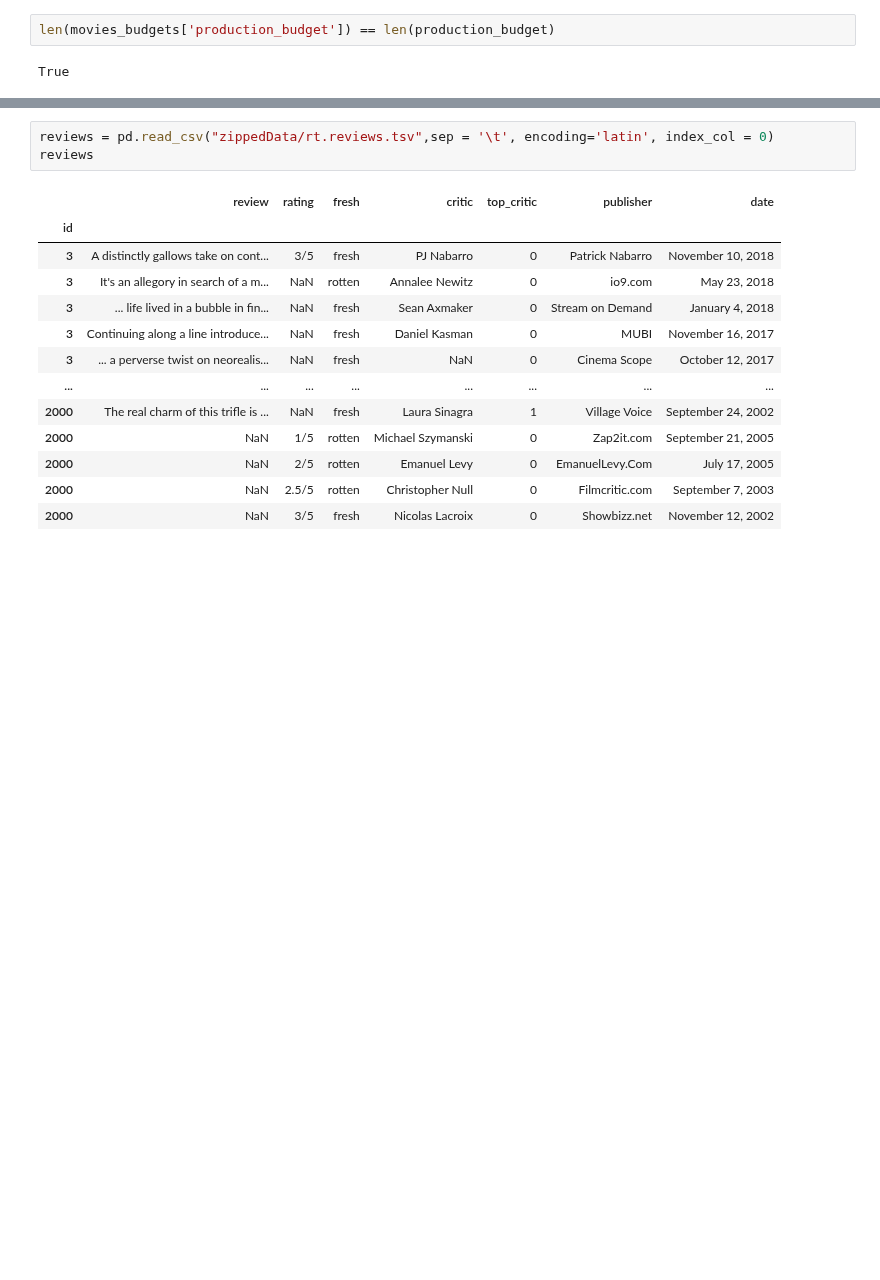
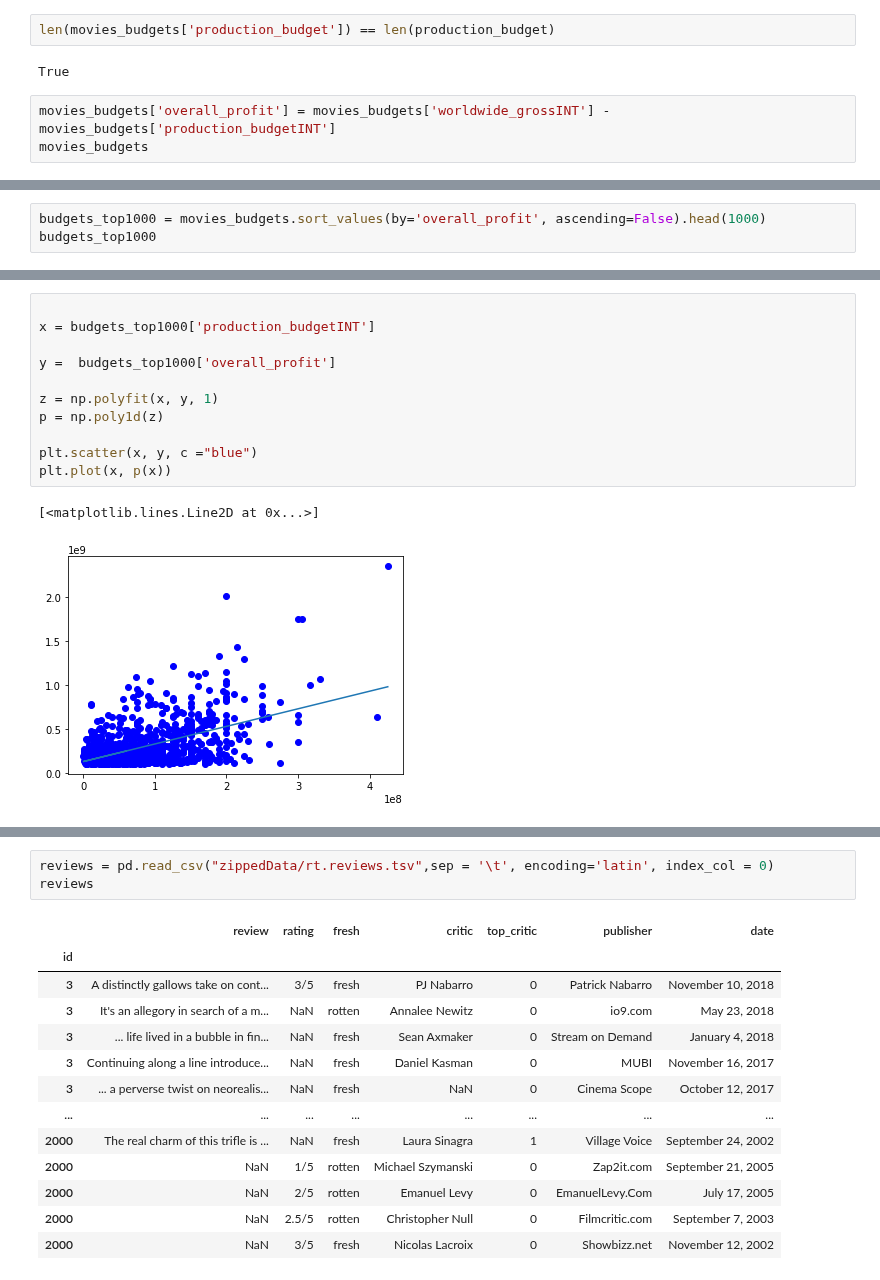
Before and after one commit to tramsay-deloitte/Dollywood, a Jupyter notebook: EnochNotebook.ipynb, the cells around one changed output, grey strips where cells are left out. Saved outputs shown, nothing was run; the diff lists cells and outputs as text; blank space fills up the shorter version.

Commit message:
budget vs profit

```diff
--- a/EnochNotebook.ipynb
+++ b/EnochNotebook.ipynb
@@ -263,3 +267,6 @@ movies_budgets['worldwide_grossINT'] = worldwide_gross
 len(movies_budgets['production_budget']) == len(production_budget)
 # %% [output]
 True
+# %%
+movies_budgets['overall_profit'] = movies_budgets['worldwide_grossINT'] - movies_budgets['production_budgetINT']
+movies_budgets
@@ -265,0 +287,3 @@ True
+# %%
+budgets_top1000 = movies_budgets.sort_values(by='overall_profit', ascending=False).head(1000)
+budgets_top1000
@@ -265,0 +321,14 @@ True
+# %%
+
+x = budgets_top1000['production_budgetINT']
+
+y =  budgets_top1000['overall_profit']
+
+z = np.polyfit(x, y, 1)
+p = np.poly1d(z)
+
+plt.scatter(x, y, c ="blue")
+plt.plot(x, p(x))
+# %% [output]
+[<matplotlib.lines.Line2D at 0x...>]
+[figure, added]
```
Also changed, not shown: parts of 14 cells of this notebook.
